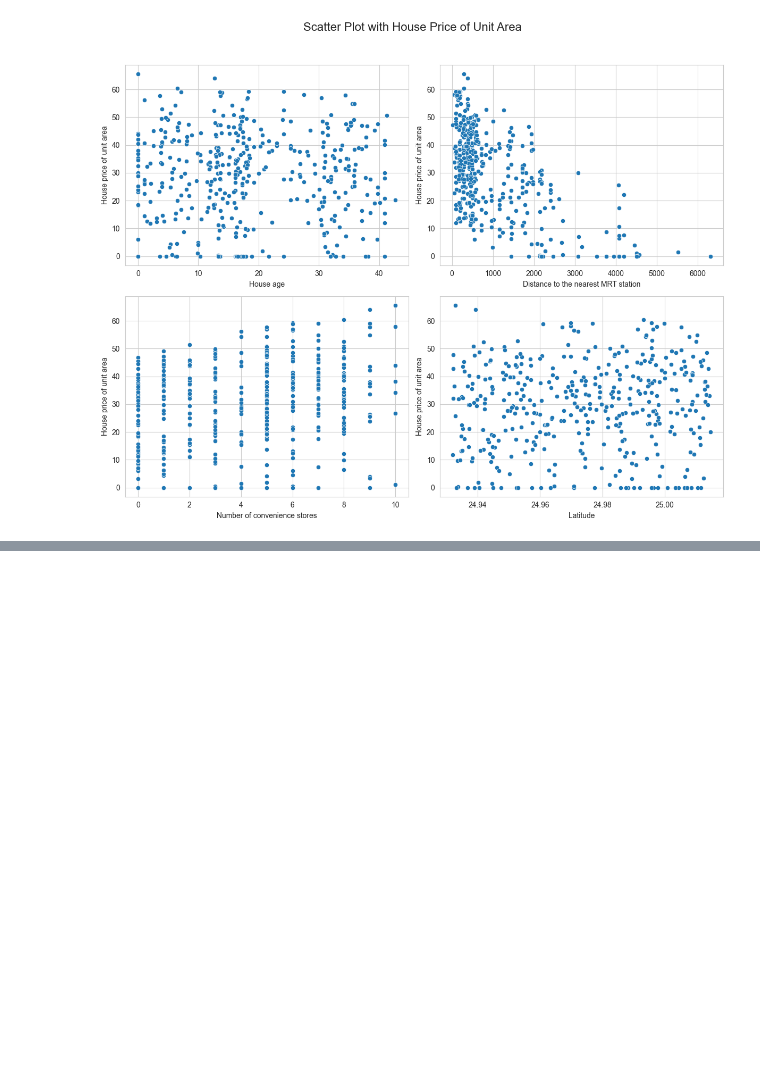
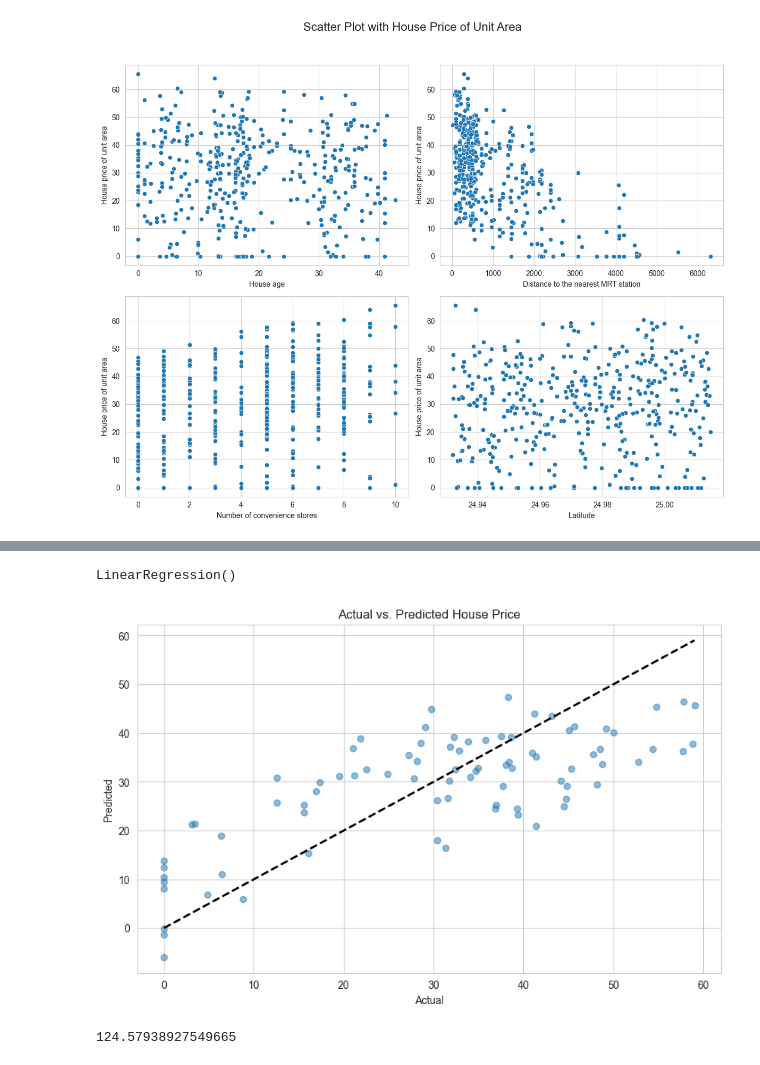
Before and after one commit to Chirag6525/Real-Estate-Price-Prediction, a Jupyter notebook: RealEstate_price_predictor.ipynb, the cells around one changed output, grey strips where cells are left out. Saved outputs shown, nothing was run; the diff lists cells and outputs as text; code cells hidden in the pictures; blank space fills up the shorter version.

Commit message:
Linear Regression Model

```diff
--- a/RealEstate_price_predictor.ipynb
+++ b/RealEstate_price_predictor.ipynb
@@ -97,0 +103,29 @@ SyntaxError: invalid syntax (2980776616.py, line 2)
+# %%
+features = ['Distance to the nearest MRT station','Number of convenience stores','Latitude','Longitude']
+target = ['House price of unit area']
+
+X = data[features]
+Y = data[target]
+
+X_train,X_test,Y_train,Y_test = train_test_split(X,Y,test_size =0.2,random_state = 42)
+model = LinearRegression()
+model.fit(X_train,Y_train)
+# %% [output]
+LinearRegression()
+# %%
+y_pred_lr = model.predict(X_test)
+
+plt.figure(figsize=(10,6))
+plt.scatter(Y_test,y_pred_lr,alpha= 0.5)
+plt.plot([Y_test.min(),Y_test.max()],[Y_test.min(),Y_test.max()],'k--',lw =2)
+plt.xlabel('Actual')
+plt.ylabel('Predicted')
+plt.title('Actual vs. Predicted House Price')
+plt.show()
+# %% [output]
+[figure, added]
+# %%
+MSE = mean_squared_error(Y_test,y_pred_lr)
+MSE
+# %% [output]
+124.57938927549665
```
Also changed, not shown: parts of 3 cells of this notebook.
